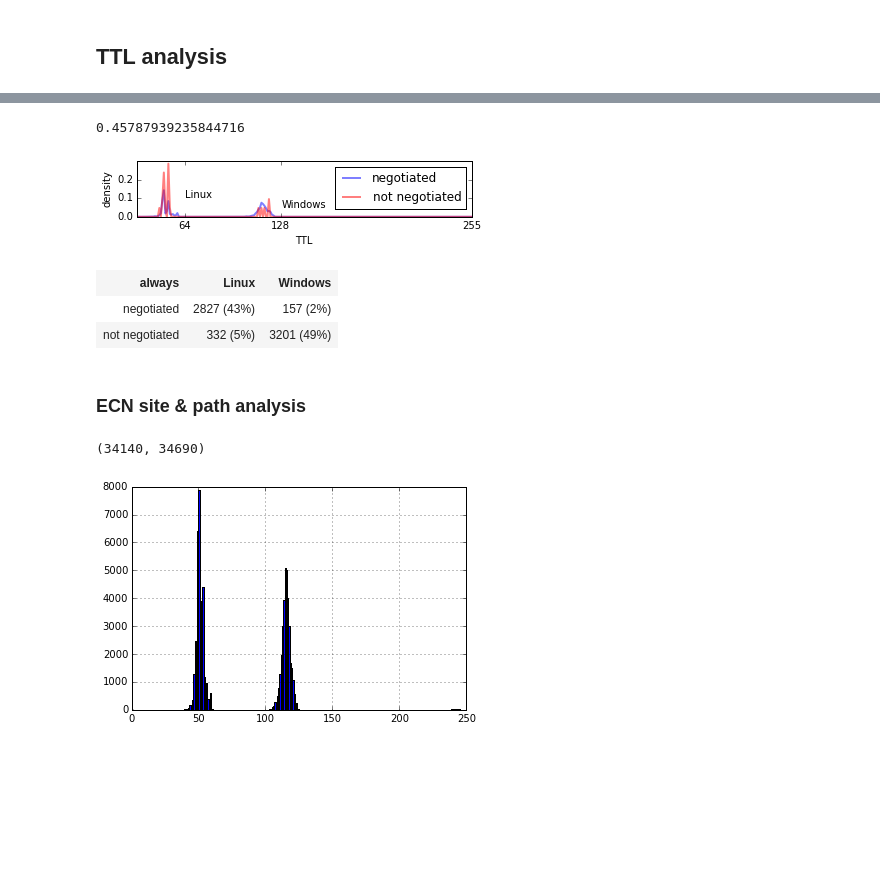
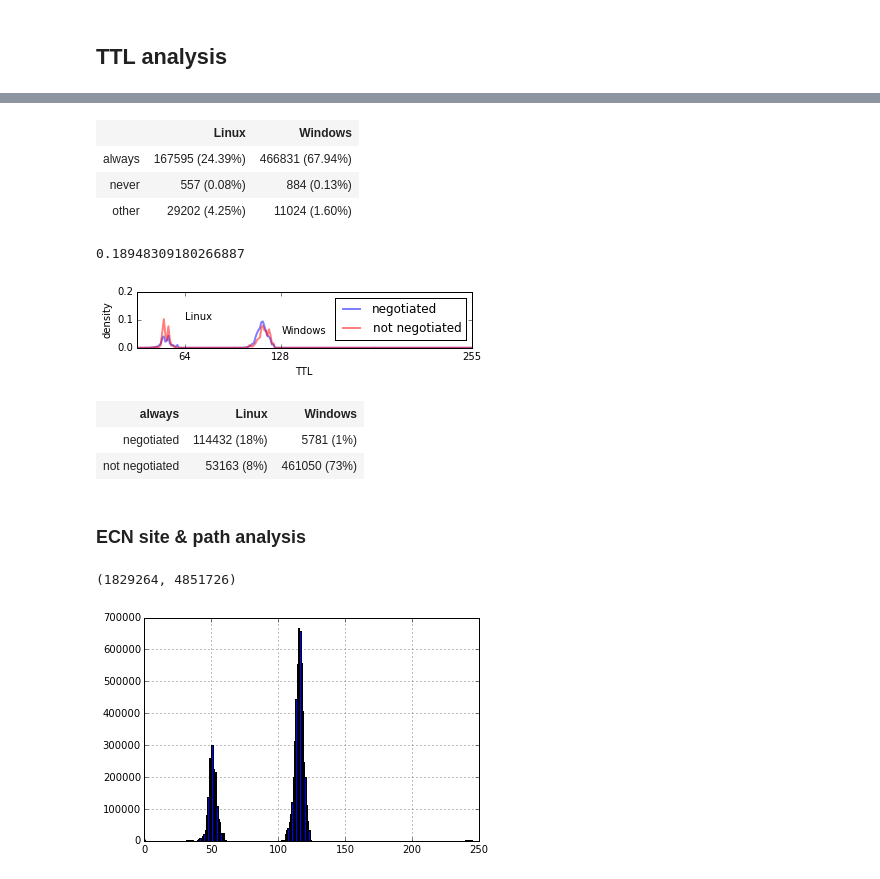
Before and after one commit to mami-project/pathspider, a Jupyter notebook: ecnspider2/evaluation.ipynb, the cells around one changed output, grey strips where cells are left out. Cells and saved outputs as stored; diff of their text form; code cells hidden in the pictures; blank space fills up the shorter version.

```diff
--- a/ecnspider2/evaluation.ipynb
+++ b/ecnspider2/evaluation.ipynb
@@ -25,7 +26,7 @@ RESULT_WORKS = 3
 # %% [markdown]
 # Load data from csv
 # %%
-df = pd.read_csv('meas/m210415_02.csv')
+df = pd.read_csv('meas/m110515_01.csv')
 df.shape
 #                 names=['site','ip','port','rport','ecnstate','nodeid','connstate','fif','fsf','fuf','fir','fsr','fur','ttl'])
 # %% [output]
@@ -35,7 +36,8 @@ df.shape
 Remove all flows without SYN
 # %%
 mask_initsyn = (df['fif'] & ecnconst.TCP_SYN) != 0
-count_nosyn = df.shape[0] - sum(mask_initsyn)
+count_nosyn = df.shape[0] - np.sum(mask_initsyn)
 print("Deleting flows without initial SYN: {} of {} ({:.1%}) were affected.".format(count_nosyn, df.shape[0], float(count_nosyn) / df.shape[0]))
-df = df[df['fif'] & ecnconst.TCP_SYN != 0]
+df = df[mask_initsyn]
+del mask_initsyn
 # %% [output]
@@ -114,3 +155,5 @@ dfg = df.groupby(by='ip').apply(group_to_columns)
+# %%
+dfg = pd.read_csv('meas/m110515_01.grouped.csv')
 # %% [markdown]
 # Is dataset complete?
 # %%
@@ -152,6 +186,6 @@ num_works = mask_works.sum()
 print("works all path: {} ({:.3%})".format(num_works, num_works/num_online))
 
 # gather the rest
-num_works_not = (-mask_works).sum()
-df_works_not = df_online[-mask_works]
+num_works_not = (np.logical_not(mask_works)).sum()
+df_works_not = df_online[np.logical_not(mask_works)]
 # %% [output]
@@ -230,31 +264,44 @@ HTML("<table><tr><th></th><th>Linux</th><th>Windows</th></tr>"
+# %%
+HTML("<table><tr><th></th><th>Linux</th><th>Windows</th></tr>"
+     "<tr><td style=\"color:blue;font-weight:bold;\">always</td><td>{} ({:.2%})</td><td>{} ({:.2%})</td></tr>"
+     "<tr><td style=\"color:red;font-weight:bold;\">never</td><td>{} ({:.2%})</td><td>{} ({:.2%})</td></tr>"
+     "<tr><td style=\"color:purple;font-weight:bold;\">other</td><td>{} ({:.2%})</td><td>{} ({:.2%})</td></tr></table>".format(
+     (df_works[ttl_col] <= 64).sum(), (df_works[ttl_col] <= 64).sum()/num_online, (df_works[ttl_col] > 64).sum(), (df_works[ttl_col] > 64).sum()/num_online,
+     (df_totally_broken[ttl_col] <= 64).sum(), (df_totally_broken[ttl_col] <= 64).sum()/num_online,(df_totally_broken[ttl_col] > 64).sum(),(df_totally_broken[ttl_col] > 64).sum()/num_online,
+     (df_works_per_site_not[ttl_col] <= 64).sum(), (df_works_per_site_not[ttl_col] <= 64).sum()/num_online, (df_works_per_site_not[ttl_col] > 64).sum(), (df_works_per_site_not[ttl_col] > 64).sum()/num_online))
+# %% [output]
+|  | Linux | Windows |
+| always | 167595 (24.39%) | 466831 (67.94%) |
+| never | 557 (0.08%) | 884 (0.13%) |
+| other | 29202 (4.25%) | 11024 (1.60%) |
 # %%
 df_works['ecnNegotiated-lon'].sum()/len(df_works)
 # %% [output]
-0.45787939235844716
+0.18948309180266887
 # %%
 ttl_col = 'ttl-lon'
 ecnNegotiated_col = 'ecnNegotiated-lon'
 
 nego_ettl = ttl_spectrum(df_works[df_works[ecnNegotiated_col]],ttl_col)
-nego_nttl = ttl_spectrum(df_works[-df_works[ecnNegotiated_col]],ttl_col)
+nego_nttl = ttl_spectrum(df_works[np.logical_not(df_works[ecnNegotiated_col])],ttl_col)
 
 plt.figure(figsize=(6,1))
 plt.plot(ettl.index, ettl, color="b", lw=2, alpha=0.50, label="negotiated")
 plt.plot(nttl.index, nttl, color="r", lw=2, alpha=0.50, label="not negotiated")
 plt.annotate("Linux", xy=(65,0.1))
 plt.annotate("Windows", xy=(129,0.05))
 plt.legend()
 plt.xlim(32,255)
 plt.yticks([0,0.1,0.2])
 plt.xticks([64,128,255])
 plt.ylabel("density")
 plt.xlabel("TTL")
 plt.savefig("negottl.png", dpi=120, bbox_inches="tight")
 # %% [output]
-[figure, old version]
+[figure, new version]
 # %%
 df_works_ecn = df_works[df_works[ecnNegotiated_col]]
-df_works_ecn_not = df_works[-df_works[ecnNegotiated_col]]
+df_works_ecn_not = df_works[np.logical_not(df_works[ecnNegotiated_col])]
 
 HTML("<table><tr><th style=\"color:blue;font-weight:bold;\">always</th><th>Linux</th><th>Windows</th></tr>"
      "<tr><td style=\"font-weight:bold;\">negotiated</td><td>{} ({:.0%})</td><td>{} ({:.0%})</td></tr>"
@@ -265,8 +312,8 @@ HTML("<table><tr><th style=\"color:blue;font-weight:bold;\">always</th><th>Linux
     (df_works_ecn_not[ttl_col] > 64).sum(), (df_works_ecn_not[ttl_col] > 64).sum()/len(df_works)))
 # %% [output]
 | always | Linux | Windows |
-| negotiated | 2827 (43%) | 157 (2%) |
-| not negotiated | 332 (5%) | 3201 (49%) |
+| negotiated | 114432 (18%) | 5781 (1%) |
+| not negotiated | 53163 (8%) | 461050 (73%) |
 # %% [markdown]
 ### ECN site & path analysis
 # %%
@@ -277,5 +324,5 @@ df[df['connstate']]['ttl'].hist(bins=255)
 (df['connstate'] & (df['ttl'] < 80)).sum(), (df['connstate'] & (df['ttl'] > 80)).sum()
 #df[df['connstate']].sort('ttl')
 # %% [output]
-(34140, 34690)
+(1829264, 4851726)
-[figure, old version]
+[figure, new version]
```
Also changed, not shown: parts of 18 cells of this notebook.
